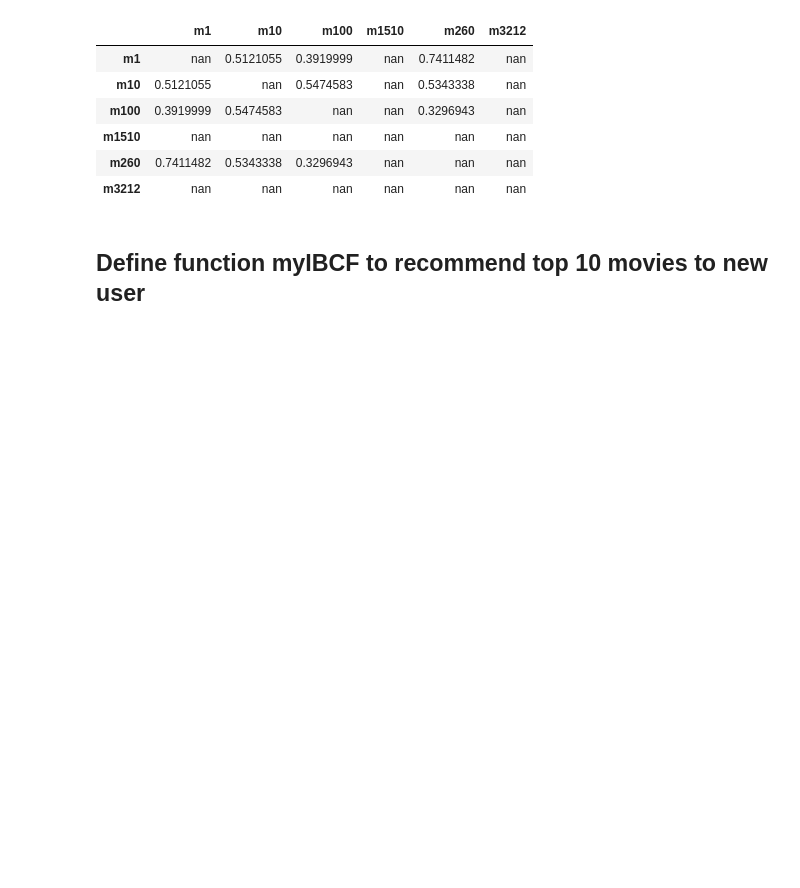
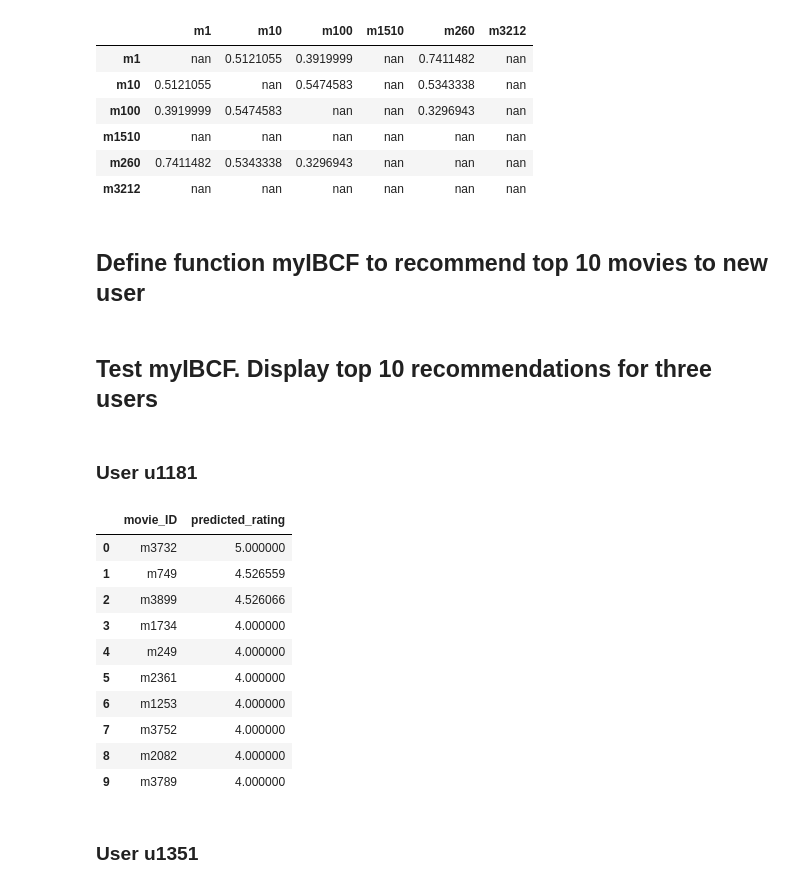
Before and after one commit to NealRyan/CS_598_Project_4-Movie_Recommender_System, a Jupyter notebook: Project_4_System_II.ipynb, the cells around one changed output. Cells and saved outputs as stored; diff of their text form; code cells hidden in the pictures; blank space fills up the shorter version.

```diff
--- a/System_II_Similarity_Matrix.ipynb
+++ b/Project_4_System_II.ipynb
@@ -332,37 +323,43 @@ movie_S_df.loc[selected_movie_IDs, selected_movie_IDs].style.format("{:.7f}")
 # %% [markdown]
 ## Define function myIBCF to recommend top 10 movies to new user
 # %%
-def myIBCF(newuser, n_recommendations=10, min_rating_recommended=3.0, min_similarity_for_addition=0.9):
+def myIBCF(newuser, n_req_recommendations=10, min_rating_recommended=3.0, min_similarity_for_addition=0.9):
     """
     Given a viewer's movie ratings and a matrix of movie similarities,
     recommend different movies to the user.
-    Recommend exactly n_recommendations movies.
+    Recommend exactly n_req_recommendations movies.
 
     Arguments:
     * newuser: 1-D array of user's movie ratings. Unrated films have NaN entries.
-    * n_recommendations: the number of recommendations to return.
+    * n_req_recommendations: the required number of recommendations to return.
     * min_rating_recommended: only recommend movies with this predicted rating and above.
-    * min_similarity_for_addition: If the function generates less than n_recommendations,
+    * min_similarity_for_addition: If the function generates less than n_req_recommendations,
         find the most similar movies to the recommended ones and pad out the list.
         "min_similarity_for_addition" is the minimum cutoff to consider an additional movie
         similar enough to the ones already recommended.
     """
 
+    # Initialize return values
+    pred_ratings_sorted = np.full((n_req_recommendations), np.NAN)
+    # Recommended movies for user
+    recommended_movie_IDs = np.full((n_req_recommendations), np.NAN)
+
+
     # Get index values of movies the new user has rated.
-    rated_index = np.argwhere(np.logical_not(np.isnan(newuser)))
+    rated_index = np.squeeze(np.argwhere(np.logical_not(np.isnan(newuser)))).tolist()
 
     # Identify movies the new user hasn't rated yet.
     # Will use these to skip rating movies a user has already rated.
-    unrated_index = np.argwhere(np.isnan(newuser))
+    unrated_index = np.squeeze(np.argwhere(np.isnan(newuser))).tolist()
 
     # If user rated at least one movie, find similar movies to recommend
-    if (unrated_index.shape[0] < highest_S.shape[0]):
+    if (len(unrated_index) < highest_S.shape[0]):
 
         # To make predictions, create reduced version of the culled similarity matrix.
         # The user's rated movies will be columns and unrated movies will be rows.
         # Fill NaN values with zero to make calculations easier.
 
-        S_for_pred = np.nan_to_num(highest_S[unrated_index, rated_index], nan=0.0)
+        S_for_pred = np.nan_to_num(highest_S[unrated_index, :][:, rated_index], nan=0.0)
 
         # IDs of unrated movies in the reduced matrix
         unrated_movie_IDs = movie_IDs[unrated_index]
@@ -386,28 +383,52 @@ def myIBCF(newuser, n_recommendations=10, min_rating_recommended=3.0, min_simila
         # Count the predictions that are equal to or greater than min_rating_recommended.
         n_recommended = np.sum(pred_ratings >= min_rating_recommended)
         # Set a ceiling on the number of recommendations to return.
-        n_recommended = min(n_recommended, n_recommendations)
+        n_recommended = min(n_recommended, n_req_recommendations)
 
         # If any movies recommended, sort them by descending rating
         if (n_recommended > 0):
 
-            # Sort the predicted ratings, highest first. Return max n_recommendations ratings.
+            # Sort the predicted ratings, highest first. Return max n_req_recommendations ratings.
             pred_rating_sort_index = np.argsort(pred_ratings)[::-1][:n_recommended]
             # Sort movie IDs in the same order
-            recommended_movie_IDs = movie_IDs[pred_rating_sort_index]
-            pred_ratings = pred_ratings[pred_rating_sort_index]
+            recommended_movie_IDs = unrated_movie_IDs[pred_rating_sort_index]
+            pred_ratings_sorted = pred_ratings[pred_rating_sort_index]
 
-            # If there are less than n_recommendations recommendations, use the recommended movies to generate
+            # If there are less than n_req_recommendations recommendations, use the recommended movies to generate
             # the additional recommendations.
             # Also consider alternates of any predicted ratings of recommendations are below 3 stars.
-            if (n_recommended < n_recommendations):
+            #if (n_recommended < n_req_recommendations):
 
                 # TO DO: find similar movies to the recommended ones
 
     # User hasn't rated any movies. Use System I logic to make recommendations
-    else:
+    #else:
 
         # TO DO
 
     # Return IDs of recommended movies
-    return recommended_movie_IDs
+    return recommended_movie_IDs, pred_ratings_sorted
+# %% [markdown]
+## Test myIBCF. Display top 10 recommendations for three users
+# %% [markdown]
+### User u1181
+# %%
+u1181_ratings = user_movie_df.loc["u1181", :].to_numpy()
+# %%
+u1181_recommended_movies, u1181_pred_ratings = myIBCF(u1181_ratings)
+# %%
+pd.DataFrame({"movie_ID": u1181_recommended_movies, "predicted_rating": u1181_pred_ratings})
+# %% [output]
+|  | movie_ID | predicted_rating |
+| 0 | m3732 | 5.000000 |
+| 1 | m749 | 4.526559 |
+| 2 | m3899 | 4.526066 |
+| 3 | m1734 | 4.000000 |
+| 4 | m249 | 4.000000 |
+| 5 | m2361 | 4.000000 |
+| 6 | m1253 | 4.000000 |
+| 7 | m3752 | 4.000000 |
+| 8 | m2082 | 4.000000 |
+| 9 | m3789 | 4.000000 |
+# %% [markdown]
+### User u1351
```
Also changed, not shown: parts of 11 cells of this notebook.
